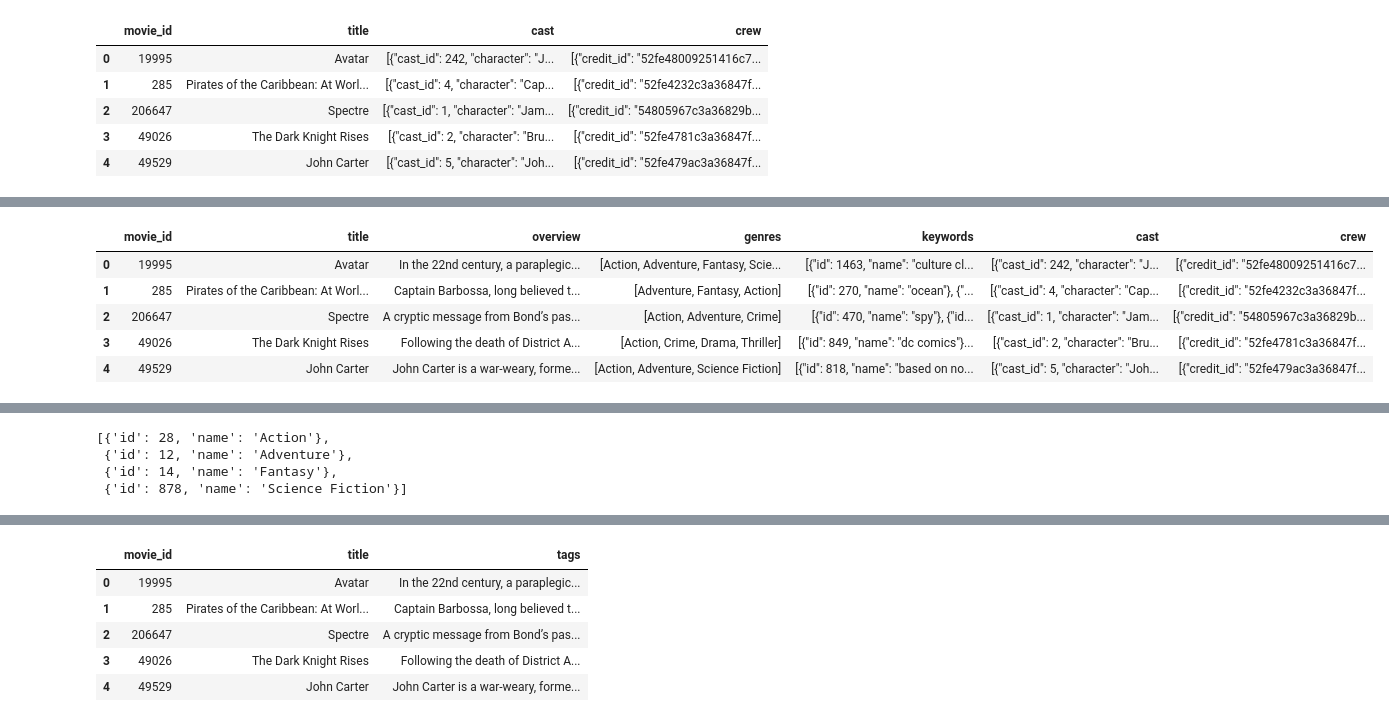
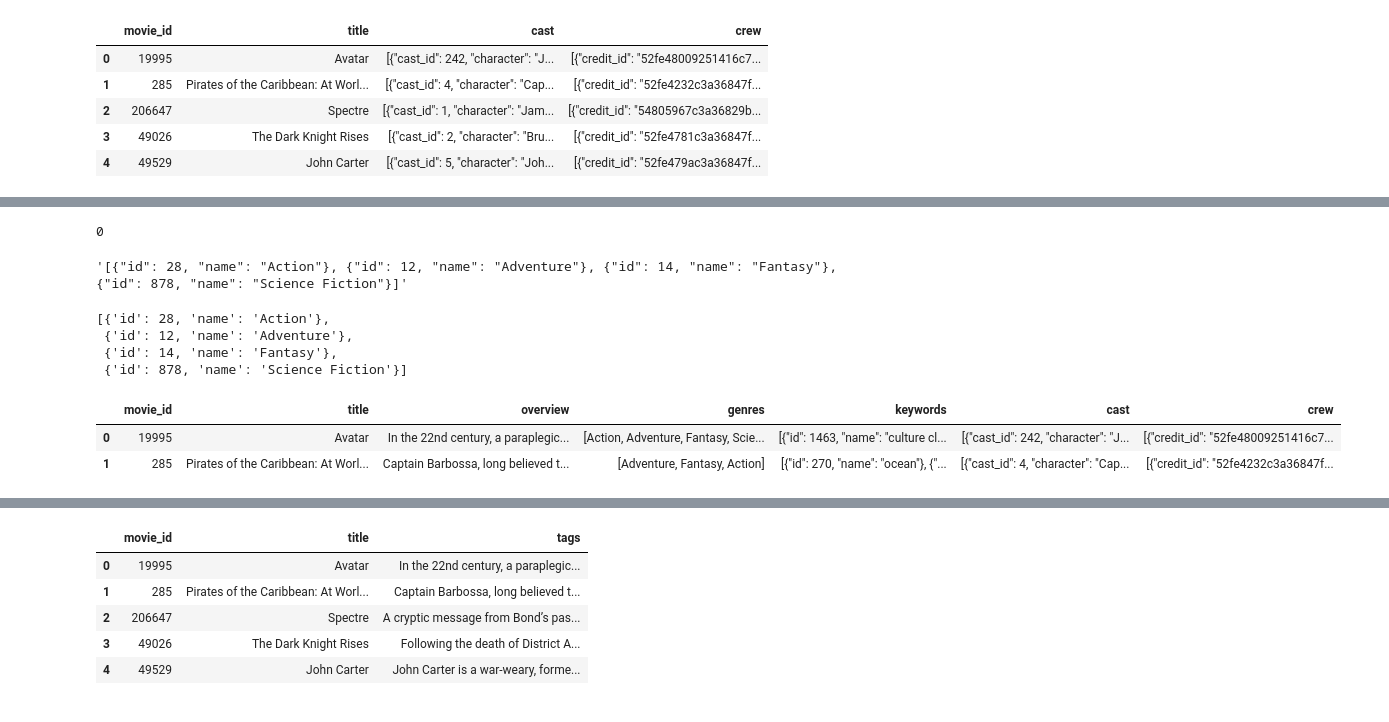
Before and after one commit to arshan05/Movie-Recommender-System, a Jupyter notebook: main.ipynb, the cells around one changed output, grey strips where cells are left out. Saved outputs shown, nothing was run; the diff lists cells and outputs as text; code cells hidden in the pictures.

```diff
--- a/main.ipynb
+++ b/main.ipynb
@@ -62,3 +96,19 @@ movies.head()
+# %%
+movies.duplicated().sum()
+# %% [output]
+0
+# %%
+movies.iloc[0].genres
+# %% [output]
+'[{"id": 28, "name": "Action"}, {"id": 12, "name": "Adventure"}, {"id": 14, "name": "Fantasy"}, {"id": 878, "name": "Science Fiction"}]'
+# %%
+import ast
+ast.literal_eval('[{"id": 28, "name": "Action"}, {"id": 12, "name": "Adventure"}, {"id": 14, "name": "Fantasy"}, {"id": 878, "name": "Science Fiction"}]')
+# %% [output]
+[{'id': 28, 'name': 'Action'},
+ {'id': 12, 'name': 'Adventure'},
+ {'id': 14, 'name': 'Fantasy'},
+ {'id': 878, 'name': 'Science Fiction'}]
 # %%
 import ast
 # %%
@@ -72,13 +122,10 @@ movies.dropna(inplace=True)
 # %%
 movies['genres'] = movies['genres'].apply(convert)
-movies.head()
+movies.head(2)
 # %% [output]
 |  | movie_id | title | overview | genres | keywords | cast | crew |
 | 0 | 19995 | Avatar | In the 22nd century, a paraplegic... | [Action, Adventure, Fantasy, Scie... | [{"id": 1463, "name": "culture cl... | [{"cast_id": 242, "character": "J... | [{"credit_id": "52fe48009251416c7... |
 | 1 | 285 | Pirates of the Caribbean: At Worl... | Captain Barbossa, long believed t... | [Adventure, Fantasy, Action] | [{"id": 270, "name": "ocean"}, {"... | [{"cast_id": 4, "character": "Cap... | [{"credit_id": "52fe4232c3a36847f... |
-| 2 | 206647 | Spectre | A cryptic message from Bond’s pas... | [Action, Adventure, Crime] | [{"id": 470, "name": "spy"}, {"id... | [{"cast_id": 1, "character": "Jam... | [{"credit_id": "54805967c3a36829b... |
-| 3 | 49026 | The Dark Knight Rises | Following the death of District A... | [Action, Crime, Drama, Thriller] | [{"id": 849, "name": "dc comics"}... | [{"cast_id": 2, "character": "Bru... | [{"credit_id": "52fe4781c3a36847f... |
-| 4 | 49529 | John Carter | John Carter is a war-weary, forme... | [Action, Adventure, Science Fiction] | [{"id": 818, "name": "based on no... | [{"cast_id": 5, "character": "Joh... | [{"credit_id": "52fe479ac3a36847f... |
 # %%
 movies['keywords'] = movies['keywords'].apply(convert)
 movies.head()
@@ -89,11 +136,3 @@ movies.head()
 | 2 | 206647 | Spectre | A cryptic message from Bond’s pas... | [Action, Adventure, Crime] | [spy, based on novel, secret agen... | [{"cast_id": 1, "character": "Jam... | [{"credit_id": "54805967c3a36829b... |
 | 3 | 49026 | The Dark Knight Rises | Following the death of District A... | [Action, Crime, Drama, Thriller] | [dc comics, crime fighter, terror... | [{"cast_id": 2, "character": "Bru... | [{"credit_id": "52fe4781c3a36847f... |
 | 4 | 49529 | John Carter | John Carter is a war-weary, forme... | [Action, Adventure, Science Fiction] | [based on novel, mars, medallion,... | [{"cast_id": 5, "character": "Joh... | [{"credit_id": "52fe479ac3a36847f... |
-# %%
-import ast
-ast.literal_eval('[{"id": 28, "name": "Action"}, {"id": 12, "name": "Adventure"}, {"id": 14, "name": "Fantasy"}, {"id": 878, "name": "Science Fiction"}]')
-# %% [output]
-[{'id': 28, 'name': 'Action'},
- {'id': 12, 'name': 'Adventure'},
- {'id': 14, 'name': 'Fantasy'},
- {'id': 878, 'name': 'Science Fiction'}]
```
Also changed, not shown: parts of 38 cells of this notebook, 11 other files.
